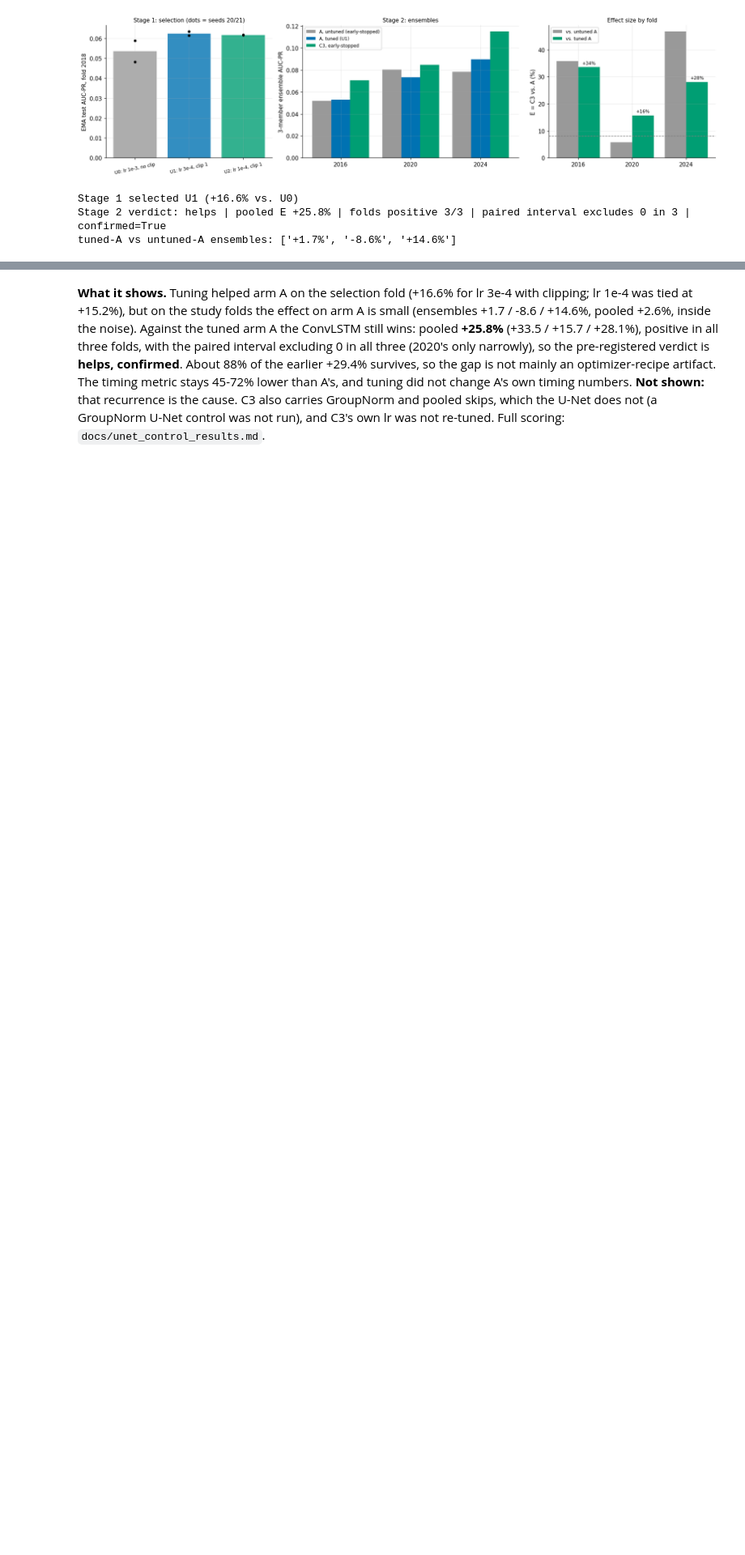
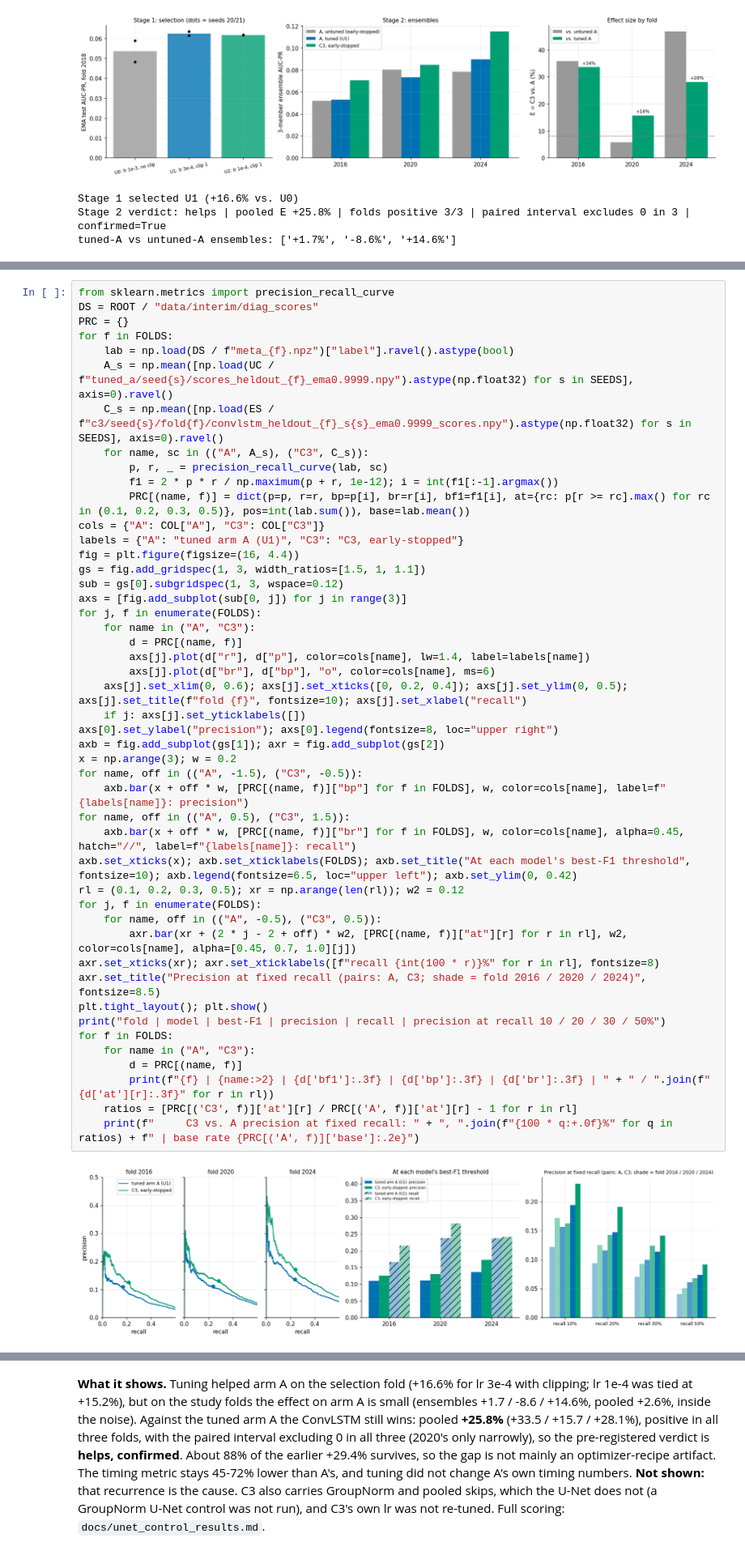
Before and after one commit to evanshabsove/short_term_tornado_predictor, a Jupyter notebook: notebooks/convlstm_study.ipynb, the cells around one changed output, grey strips where cells are left out. Shown at 81% size. Cells and saved outputs as stored; diff of their text form; blank space fills up the shorter version.

```diff
--- a/notebooks/convlstm_study.ipynb
+++ b/notebooks/convlstm_study.ipynb
@@ -568,0 +571,49 @@ tuned-A vs untuned-A ensembles: ['+1.7%', '-8.6%', '+14.6%']
+# %%
+from sklearn.metrics import precision_recall_curve
+DS = ROOT / "data/interim/diag_scores"
+PRC = {}
+for f in FOLDS:
+    lab = np.load(DS / f"meta_{f}.npz")["label"].ravel().astype(bool)
+    A_s = np.mean([np.load(UC / f"tuned_a/seed{s}/scores_heldout_{f}_ema0.9999.npy").astype(np.float32) for s in SEEDS], axis=0).ravel()
+    C_s = np.mean([np.load(ES / f"c3/seed{s}/fold{f}/convlstm_heldout_{f}_s{s}_ema0.9999_scores.npy").astype(np.float32) for s in SEEDS], axis=0).ravel()
+    for name, sc in (("A", A_s), ("C3", C_s)):
+        p, r, _ = precision_recall_curve(lab, sc)
+        f1 = 2 * p * r / np.maximum(p + r, 1e-12); i = int(f1[:-1].argmax())
+        PRC[(name, f)] = dict(p=p, r=r, bp=p[i], br=r[i], bf1=f1[i], at={rc: p[r >= rc].max() for rc in (0.1, 0.2, 0.3, 0.5)}, pos=int(lab.sum()), base=lab.mean())
+cols = {"A": COL["A"], "C3": COL["C3"]}
+labels = {"A": "tuned arm A (U1)", "C3": "C3, early-stopped"}
+fig = plt.figure(figsize=(16, 4.4))
+gs = fig.add_gridspec(1, 3, width_ratios=[1.5, 1, 1.1])
+sub = gs[0].subgridspec(1, 3, wspace=0.12)
+axs = [fig.add_subplot(sub[0, j]) for j in range(3)]
+for j, f in enumerate(FOLDS):
+    for name in ("A", "C3"):
+        d = PRC[(name, f)]
+        axs[j].plot(d["r"], d["p"], color=cols[name], lw=1.4, label=labels[name])
+        axs[j].plot(d["br"], d["bp"], "o", color=cols[name], ms=6)
+    axs[j].set_xlim(0, 0.6); axs[j].set_xticks([0, 0.2, 0.4]); axs[j].set_ylim(0, 0.5); axs[j].set_title(f"fold {f}", fontsize=10); axs[j].set_xlabel("recall")
+    if j: axs[j].set_yticklabels([])
+axs[0].set_ylabel("precision"); axs[0].legend(fontsize=8, loc="upper right")
+axb = fig.add_subplot(gs[1]); axr = fig.add_subplot(gs[2])
+x = np.arange(3); w = 0.2
+for name, off in (("A", -1.5), ("C3", -0.5)):
+    axb.bar(x + off * w, [PRC[(name, f)]["bp"] for f in FOLDS], w, color=cols[name], label=f"{labels[name]}: precision")
+for name, off in (("A", 0.5), ("C3", 1.5)):
+    axb.bar(x + off * w, [PRC[(name, f)]["br"] for f in FOLDS], w, color=cols[name], alpha=0.45, hatch="//", label=f"{labels[name]}: recall")
+axb.set_xticks(x); axb.set_xticklabels(FOLDS); axb.set_title("At each model's best-F1 threshold", fontsize=10); axb.legend(fontsize=6.5, loc="upper left"); axb.set_ylim(0, 0.42)
+rl = (0.1, 0.2, 0.3, 0.5); xr = np.arange(len(rl)); w2 = 0.12
+for j, f in enumerate(FOLDS):
+    for name, off in (("A", -0.5), ("C3", 0.5)):
+        axr.bar(xr + (2 * j - 2 + off) * w2, [PRC[(name, f)]["at"][r] for r in rl], w2, color=cols[name], alpha=[0.45, 0.7, 1.0][j])
+axr.set_xticks(xr); axr.set_xticklabels([f"recall {int(100 * r)}%" for r in rl], fontsize=8)
+axr.set_title("Precision at fixed recall (pairs: A, C3; shade = fold 2016 / 2020 / 2024)", fontsize=8.5)
+plt.tight_layout(); plt.show()
+print("fold | model | best-F1 | precision | recall | precision at recall 10 / 20 / 30 / 50%")
+for f in FOLDS:
+    for name in ("A", "C3"):
+        d = PRC[(name, f)]
+        print(f"{f} | {name:>2} | {d['bf1']:.3f} | {d['bp']:.3f} | {d['br']:.3f} | " + " / ".join(f"{d['at'][r]:.3f}" for r in rl))
+    ratios = [PRC[('C3', f)]['at'][r] / PRC[('A', f)]['at'][r] - 1 for r in rl]
+    print(f"     C3 vs. A precision at fixed recall: " + ", ".join(f"{100 * q:+.0f}%" for q in ratios) + f" | base rate {PRC[('A', f)]['base']:.2e}")
+# %% [output]
+[figure, added]
```
Also changed, not shown: parts of 3 cells of this notebook.
